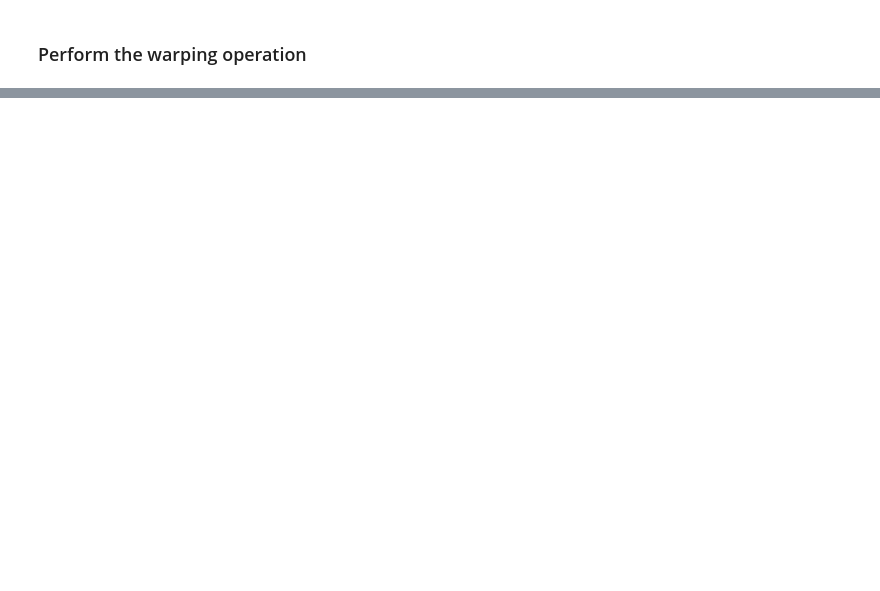
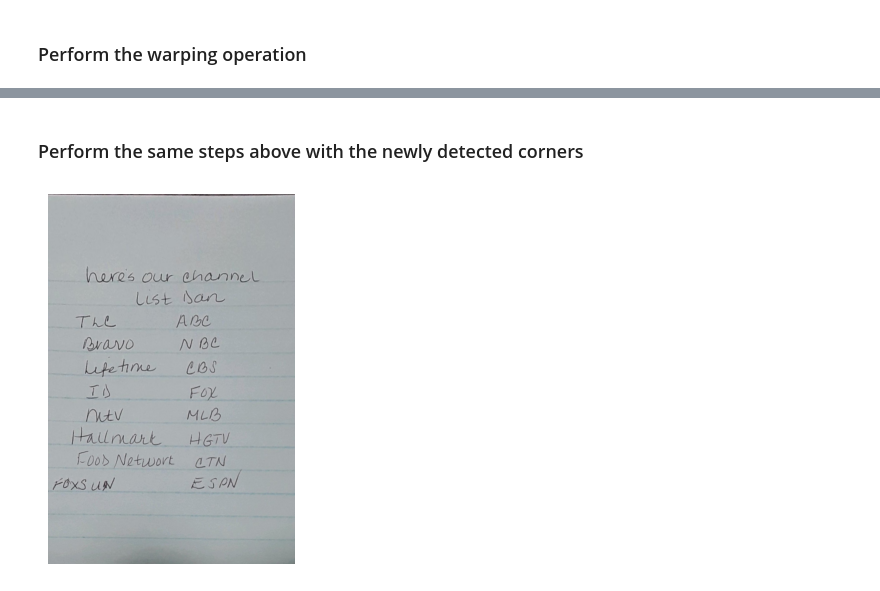
Before and after one commit to isaactuckey/document-rectifier, a Jupyter notebook: documentrectifier.ipynb, the cells around one changed output, grey strips where cells are left out. Drawn from its saved outputs; the diff is of its cells as text; code cells hidden in the pictures; blank space fills up the shorter version.

```diff
--- a/documentrectifier.ipynb
+++ b/documentrectifier.ipynb
@@ -73,0 +134,40 @@ plt.imshow(newImg)
+# %%
+# Order the points by angle to determine where each corner should be transformed to
+indices = np.array(indices)
+centroid = indices.mean(axis=0)
+
+# Calculate the angles between each point and the center point
+angles = np.arctan2(indices[:,1] - centroid[1], indices[:,0] - centroid[0])
+
+# Sort the points based on their angles
+sortedIndices = np.argsort(angles)
+sortedCorners = indices[sortedIndices]
+# %% [markdown]
+### Perform the same steps above with the newly detected corners
+# %%
+# Determine output image width, height
+width = 1000
+height = 1500
+
+# New positions for the transformed corners
+newCorners = [(0,0), (width, 0), (width, height), (0, height)]
+
+# Construct the matrix that solves p' = Hp and use SVD to get a solution
+P = []
+for i in range(4):
+    x, y = sortedCorners[i][0], sortedCorners[i][1]
+    u, v = newCorners[i][0], newCorners[i][1]
+    P.append([x, y, 1, 0, 0, 0, -u*x, -u*y, -u])
+    P.append([0, 0, 0, x, y, 1, -v*x, -v*y, -v])
+P = np.asarray(P)
+U, S, Vh = np.linalg.svd(P)
+h = Vh[-1,:] / Vh[-1,-1]
+H = h.reshape(3, 3)
+
+# Perform homography
+newImg = cv2.warpPerspective(img, H, (width, height))
+plt.imshow(newImg)
+plt.axis('off')
+plt.show()
+# %% [output]
+[figure, added]
```
Also changed, not shown: parts of 13 cells of this notebook.
